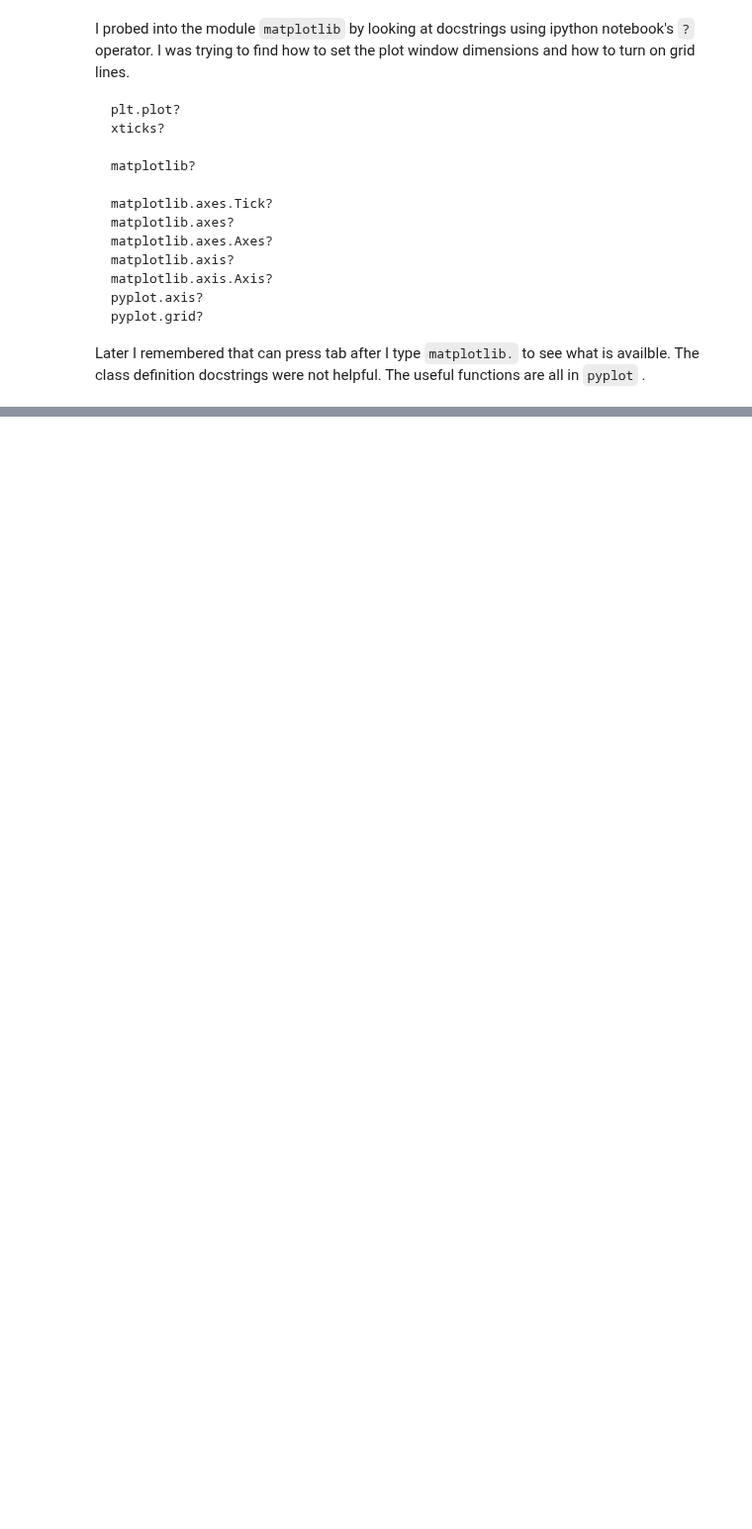
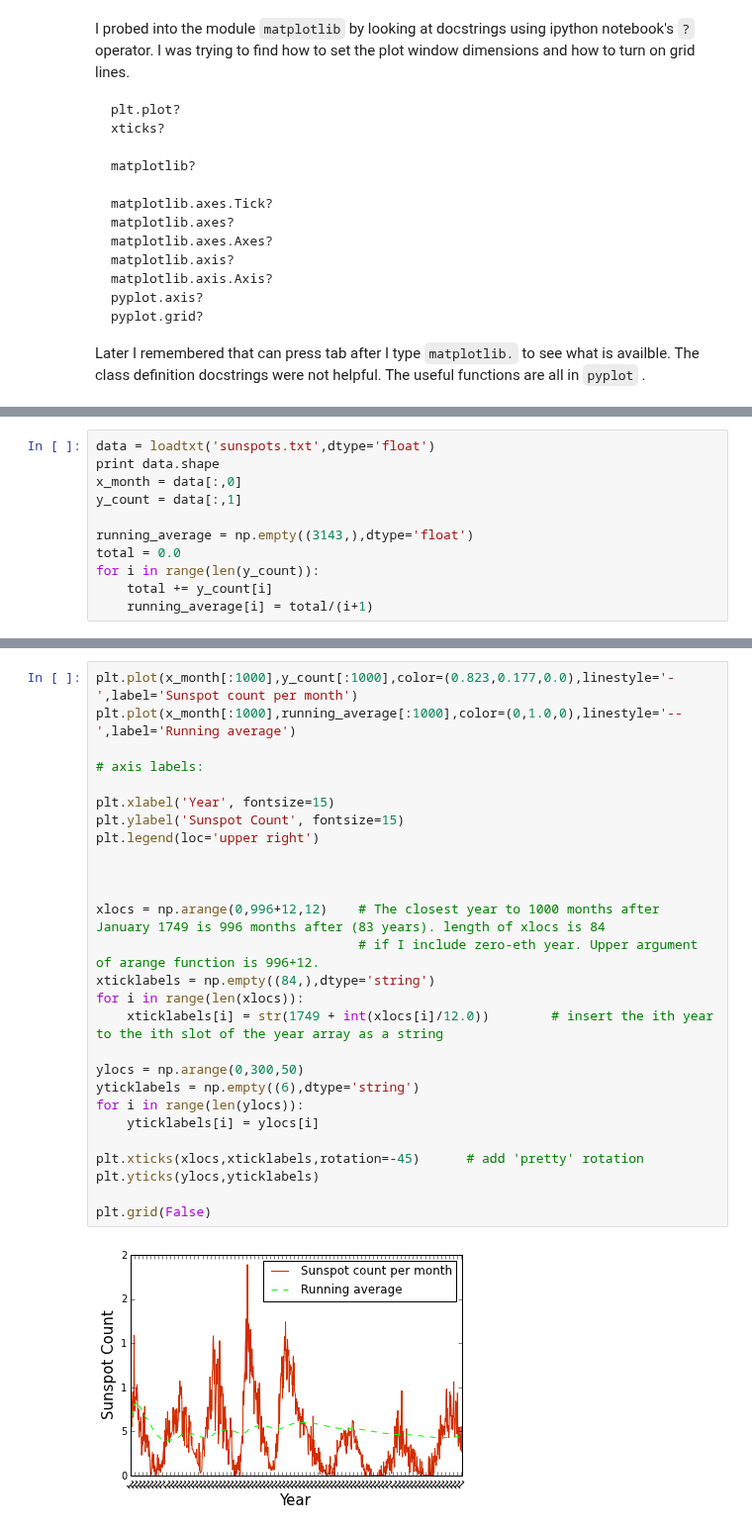
Before and after one commit to kbouch/PHYS202-S13, a Jupyter notebook: Week3/GraphicsEx2.ipynb, the cells around one changed output, grey strips where cells are left out. Shown at 99% size. Saved outputs shown, nothing was run; the diff lists cells and outputs as text; blank space fills up the shorter version.

```diff
--- a/Week3/GraphicsEx2.ipynb
+++ b/Week3/GraphicsEx2.ipynb
@@ -156,0 +171,11 @@ Once the formatting is done, the last problem is to resize the plot so that the
+# %%
+data = loadtxt('sunspots.txt',dtype='float')
+print data.shape
+x_month = data[:,0]
+y_count = data[:,1]
+
+running_average = np.empty((3143,),dtype='float')
+total = 0.0
+for i in range(len(y_count)):
+    total += y_count[i]
+    running_average[i] = total/(i+1)
@@ -156,0 +190,29 @@ Once the formatting is done, the last problem is to resize the plot so that the
+# %%
+plt.plot(x_month[:1000],y_count[:1000],color=(0.823,0.177,0.0),linestyle='-',label='Sunspot count per month')
+plt.plot(x_month[:1000],running_average[:1000],color=(0,1.0,0),linestyle='--',label='Running average')
+
+# axis labels:
+
+plt.xlabel('Year', fontsize=15)
+plt.ylabel('Sunspot Count', fontsize=15)
+plt.legend(loc='upper right')
+
+
+
+xlocs = np.arange(0,996+12,12)    # The closest year to 1000 months after January 1749 is 996 months after (83 years). length of xlocs is 84
+                                  # if I include zero-eth year. Upper argument of arange function is 996+12.
+xticklabels = np.empty((84,),dtype='string')
+for i in range(len(xlocs)):
+    xticklabels[i] = str(1749 + int(xlocs[i]/12.0))        # insert the ith year to the ith slot of the year array as a string
+
+ylocs = np.arange(0,300,50)
+yticklabels = np.empty((6),dtype='string')
+for i in range(len(ylocs)):
+    yticklabels[i] = ylocs[i]
+
+plt.xticks(xlocs,xticklabels,rotation=-45)      # add 'pretty' rotation
+plt.yticks(ylocs,yticklabels)
+
+plt.grid(False)
+# %% [output]
+[figure, added]
```
Also changed, not shown: parts of 9 cells of this notebook.
